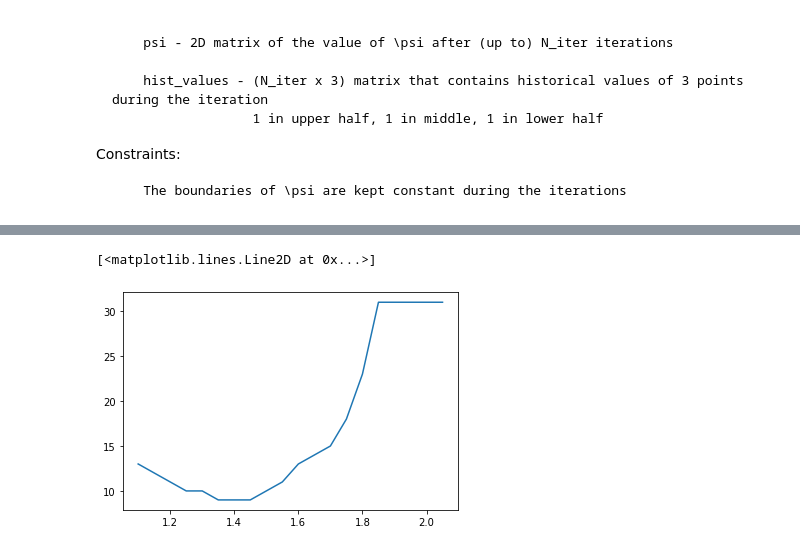
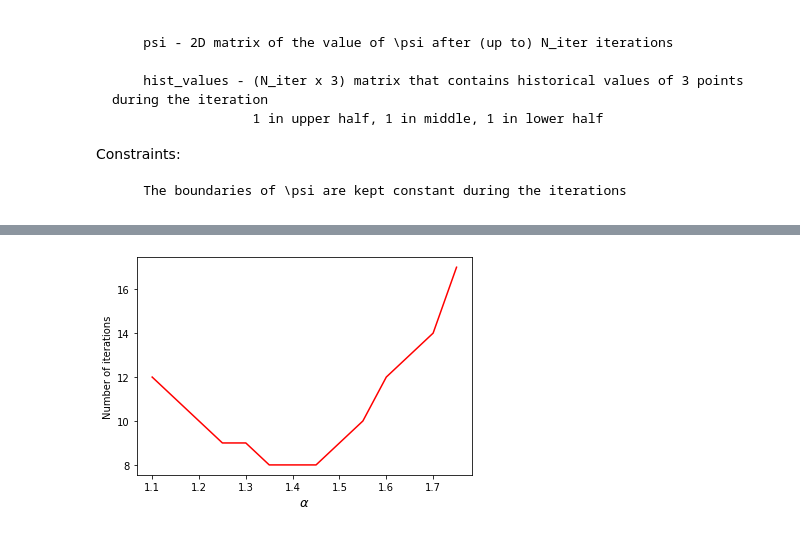
Before and after one commit to calumholker/laplaces-equation, a Jupyter notebook: CO25.ipynb, the cells around one changed output, grey strips where cells are left out. Cells and saved outputs as stored; diff of their text form; code cells hidden in the pictures.

Commit message:
Plots

```diff
--- a/CO25.ipynb
+++ b/CO25.ipynb
@@ -60,5 +72,5 @@ def get_init_psi(n):
 # %%
-alpha = 1.35
+alpha = 1.4
 N_iter = 30
 init_psi = get_init_psi(7)
 
@@ -89,13 +125,16 @@ plt.legend()
 # %%
 N_iter = 30
-alphas = np.arange(1.1,2.1,0.05)
+alphas = np.arange(1.1,1.8,0.05)
 convergence = []
 for alpha in alphas:
     init_psi = get_init_psi(7)
     psi, hist_values = solve_laplace(init_psi,alpha,N_iter)
-    convergence.append(len(hist_values[0]))
+    convergence.append(len(hist_values[0])-1)
 
-plt.plot(alphas,convergence)
+plt.plot(alphas,convergence,color='red')
+plt.xlabel(r'$\alpha$', fontsize=13)
+plt.ylabel('Number of iterations')
+
+plt.savefig("Plot3")
 # %% [output]
-[<matplotlib.lines.Line2D at 0x...>]
-[figure, old version]
+[figure, new version]
```
Also changed, not shown: parts of 14 cells of this notebook, 11 other files.
